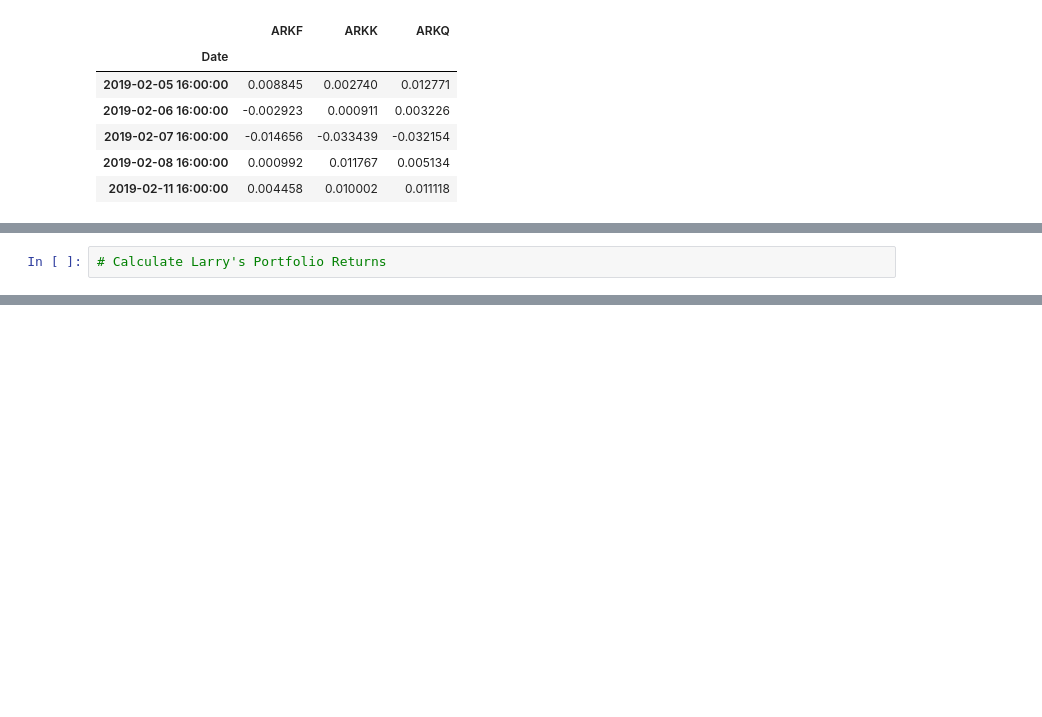
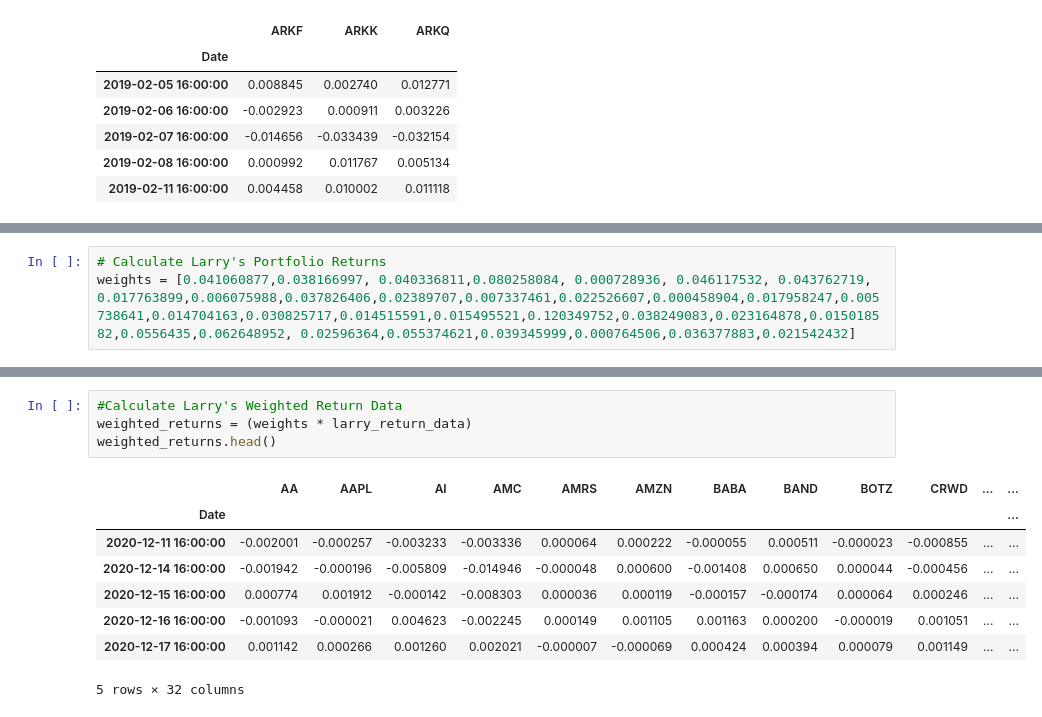
Before and after one commit to whitneydt/Project-FI-Data, a Jupyter notebook: Performance_Data/Performance Analysis.ipynb, the cells around one changed output, grey strips where cells are left out. Drawn from its saved outputs; the diff is of its cells as text; blank space fills up the shorter version.

```diff
--- a/Performance_Data/Performance Analysis.ipynb
+++ b/Performance_Data/Performance Analysis.ipynb
@@ -205,2 +225,3 @@ larry_portfolio_df.head()
 # %%
 # Calculate Larry's Portfolio Returns
+weights = [0.041060877,0.038166997, 0.040336811,0.080258084, 0.000728936, 0.046117532, 0.043762719, 0.017763899,0.006075988,0.037826406,0.02389707,0.007337461,0.022526607,0.000458904,0.017958247,0.005738641,0.014704163,0.030825717,0.014515591,0.015495521,0.120349752,0.038249083,0.023164878,0.015018582,0.0556435,0.062648952, 0.02596364,0.055374621,0.039345999,0.000764506,0.036377883,0.021542432]
@@ -211,0 +247,13 @@ mf_plot = mutual_fund_df.plot(title = "Mutual Fund Daily Returns Data", figsize
+# %%
+#Calculate Larry's Weighted Return Data
+weighted_returns = (weights * larry_return_data)
+weighted_returns.head()
+# %% [output]
+|  | AA | AAPL | AI | AMC | AMRS | AMZN | BABA | BAND | BOTZ | CRWD | ... | ... |
+| Date |  |  |  |  |  |  |  |  |  |  |  | ... |
+| 2020-12-11 16:00:00 | -0.002001 | -0.000257 | -0.003233 | -0.003336 | 0.000064 | 0.000222 | -0.000055 | 0.000511 | -0.000023 | -0.000855 | ... | ... |
+| 2020-12-14 16:00:00 | -0.001942 | -0.000196 | -0.005809 | -0.014946 | -0.000048 | 0.000600 | -0.001408 | 0.000650 | 0.000044 | -0.000456 | ... | ... |
+| 2020-12-15 16:00:00 | 0.000774 | 0.001912 | -0.000142 | -0.008303 | 0.000036 | 0.000119 | -0.000157 | -0.000174 | 0.000064 | 0.000246 | ... | ... |
+| 2020-12-16 16:00:00 | -0.001093 | -0.000021 | 0.004623 | -0.002245 | 0.000149 | 0.001105 | 0.001163 | 0.000200 | -0.000019 | 0.001051 | ... | ... |
+| 2020-12-17 16:00:00 | 0.001142 | 0.000266 | 0.001260 | 0.002021 | -0.000007 | -0.000069 | 0.000424 | 0.000394 | 0.000079 | 0.001149 | ... | ... |
+5 rows × 32 columns
```
Also changed, not shown: parts of 13 cells of this notebook, 8 other files.
